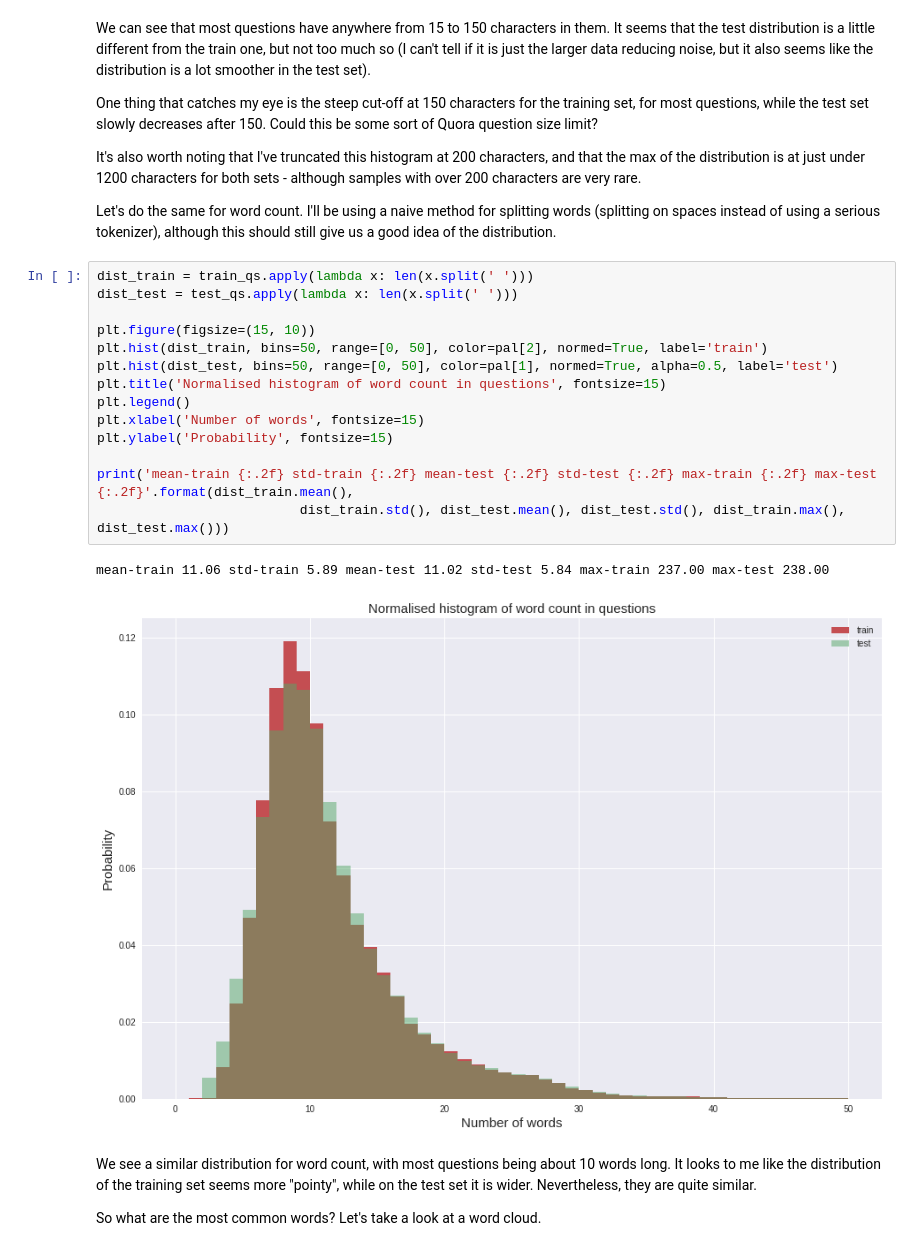
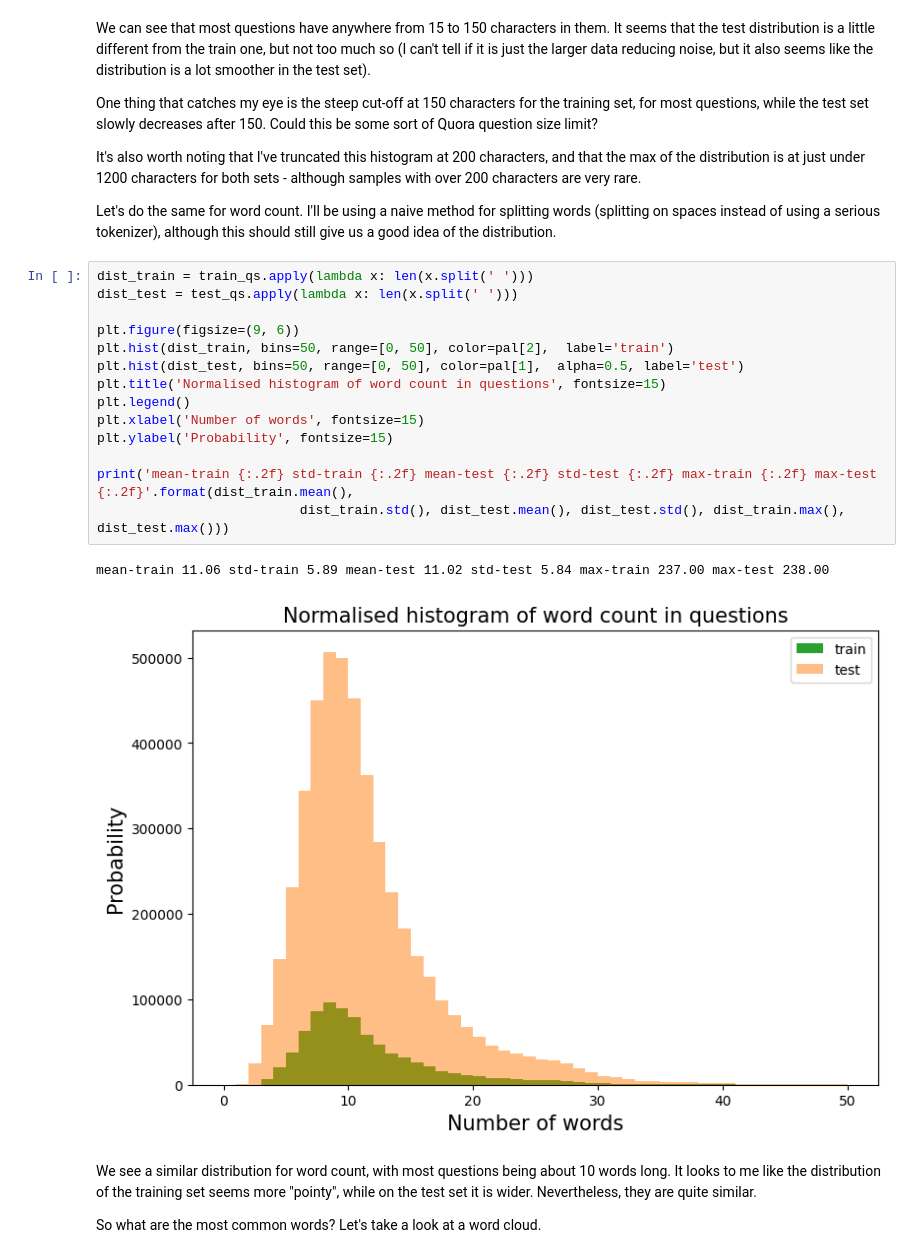
Before and after one commit to Vinnieassaulter/DataAnalytics, a Jupyter notebook: Quora-question-pair-similarity/data-analysis-xgboost-starter-0-35460-lb.ipynb, the cells around one changed output. Cells and saved outputs as stored; diff of their text form.

```diff
--- a/Quora-question-pair-similarity/data-analysis-xgboost-starter-0-35460-lb.ipynb
+++ b/Quora-question-pair-similarity/data-analysis-xgboost-starter-0-35460-lb.ipynb
@@ -159,20 +137,20 @@ Let's do the same for word count. I'll be using a naive method for splitting wor
 # %%
 dist_train = train_qs.apply(lambda x: len(x.split(' ')))
 dist_test = test_qs.apply(lambda x: len(x.split(' ')))
 
-plt.figure(figsize=(15, 10))
-plt.hist(dist_train, bins=50, range=[0, 50], color=pal[2], normed=True, label='train')
-plt.hist(dist_test, bins=50, range=[0, 50], color=pal[1], normed=True, alpha=0.5, label='test')
+plt.figure(figsize=(9, 6))
+plt.hist(dist_train, bins=50, range=[0, 50], color=pal[2],  label='train')
+plt.hist(dist_test, bins=50, range=[0, 50], color=pal[1],  alpha=0.5, label='test')
 plt.title('Normalised histogram of word count in questions', fontsize=15)
 plt.legend()
 plt.xlabel('Number of words', fontsize=15)
 plt.ylabel('Probability', fontsize=15)
 
 print('mean-train {:.2f} std-train {:.2f} mean-test {:.2f} std-test {:.2f} max-train {:.2f} max-test {:.2f}'.format(dist_train.mean(),
                           dist_train.std(), dist_test.mean(), dist_test.std(), dist_train.max(), dist_test.max()))
 # %% [output]
 mean-train 11.06 std-train 5.89 mean-test 11.02 std-test 5.84 max-train 237.00 max-test 238.00
-[figure, old version]
+[figure, new version]
 # %% [markdown]
 We see a similar distribution for word count, with most questions being about 10 words long. It looks to me like the distribution of the training set seems more "pointy", while on the test set it is wider. Nevertheless, they are quite similar.
 
```
Also changed, not shown: parts of 9 cells of this notebook, 1 other file.
